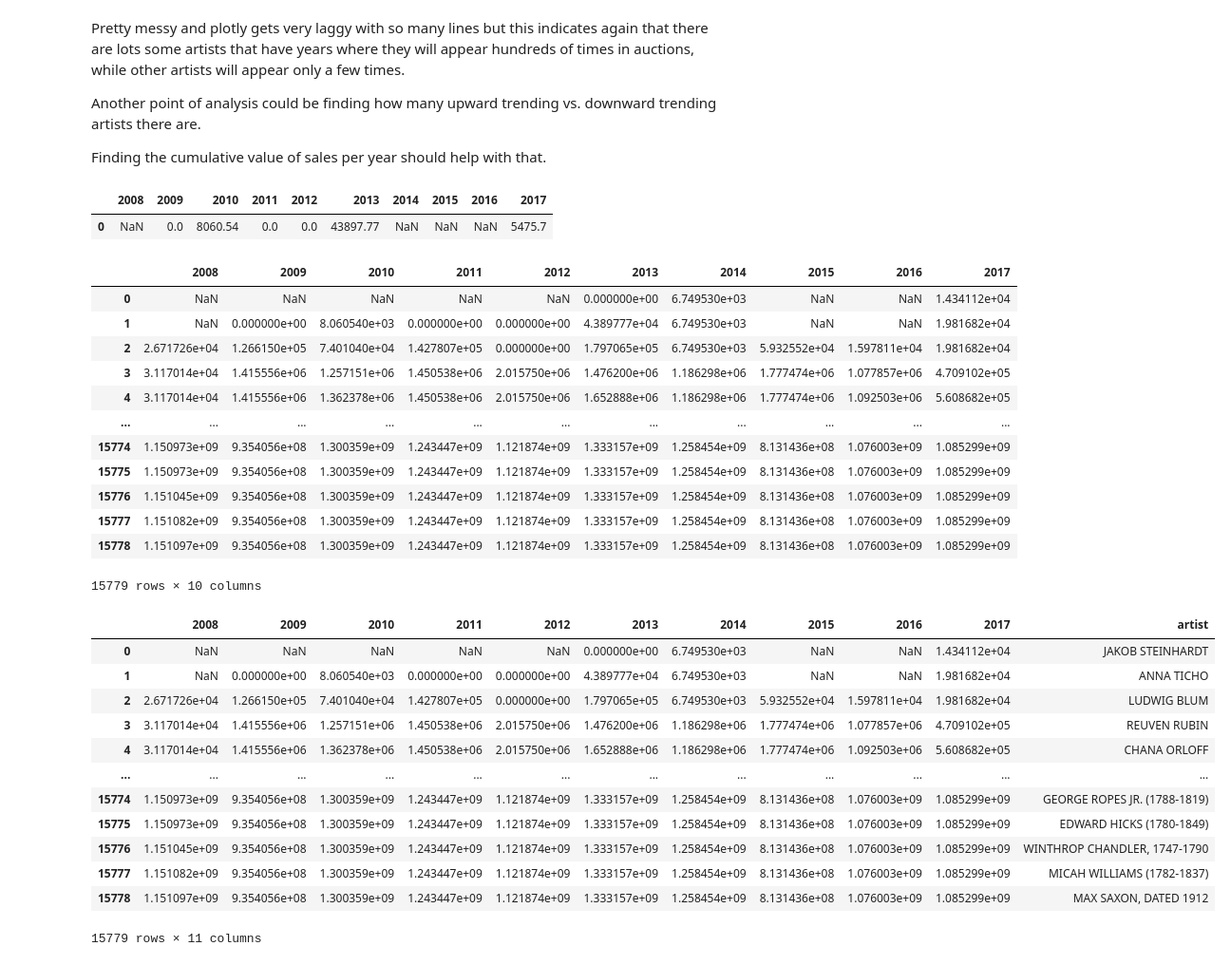
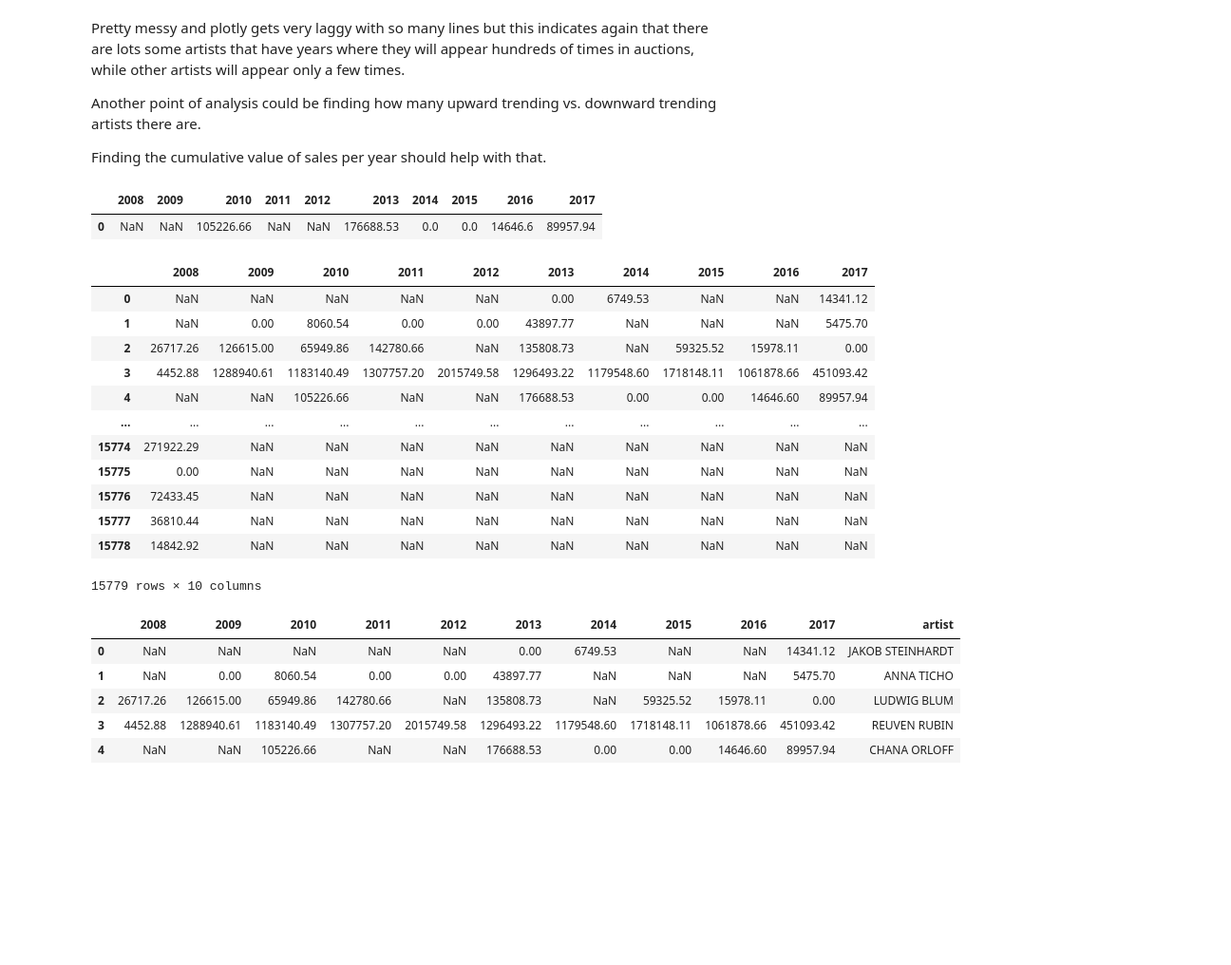
Before and after one commit to alchemicHen/art_project_november, a Jupyter notebook: art_eda.ipynb, the cells around one changed output. Shown at 95% size. Drawn from its saved outputs; the diff is of its cells as text; code cells hidden in the pictures; blank space fills up the shorter version.

Commit message:
fixed bug in cumulative sales df, created csv

```diff
--- a/art_eda.ipynb
+++ b/art_eda.ipynb
@@ -134,6 +133,6 @@ fig = go.Figure()
 for artist in artists:
     year_df = ny_df.loc[ny_df['artist'] == artist]
     year_df = year_df.groupby('year').size()
-    fig.add_traces(go.Scatter(x=year_df.index, y=year_df.values, mode='lines', name=artist))
+    #fig.add_traces(go.Scatter(x=year_df.index, y=year_df.values, mode='lines', name=artist))
 
 #fig.show()
@@ -148,6 +145,8 @@ Finding the cumulative value of sales per year should help with that.
 # %%
 #testing plots/methods on a single artist
 
+yearlist = list(range(ny_df['year'].min(), ny_df['year'].max() + 1))
+year_dict = dict.fromkeys(yearlist)
 testdf = ny_df.loc[ny_df['artist'] == 'ANNA TICHO']
 
 year_dict = dict.fromkeys(yearlist)
@@ -168,7 +167,7 @@ testoutput
 #plt.plot(testdfyear.index, testdfprice.index)
 # %% [output]
 |  | 2008 | 2009 | 2010 | 2011 | 2012 | 2013 | 2014 | 2015 | 2016 | 2017 |
-| 0 | NaN | 0.0 | 8060.54 | 0.0 | 0.0 | 43897.77 | NaN | NaN | NaN | 5475.7 |
+| 0 | NaN | NaN | 105226.66 | NaN | NaN | 176688.53 | 0.0 | 0.0 | 14646.6 | 89957.94 |
 # %%
 #plotting the cumulative value of sales per year by artist
 #fig = go.Figure()
@@ -179,6 +178,7 @@ year_dict = dict.fromkeys(yearlist)
 artist_sales_df = pd.DataFrame()
 
 for artist in artists:
+    year_dict = dict.fromkeys(yearlist)
     artist_df = ny_df.loc[ny_df['artist'] == artist]
     year_price = artist_df[['year', 'adj_sale_price']]
     for index, row in year_price.iterrows():
@@ -194,34 +194,27 @@ artist_sales_df
     # #fig.add_traces(go.Scatter(x=years.index, y=sales.index, mode='lines', name=artist))
 # %% [output]
 |  | 2008 | 2009 | 2010 | 2011 | 2012 | 2013 | 2014 | 2015 | 2016 | 2017 |
-| 0 | NaN | NaN | NaN | NaN | NaN | 0.000000e+00 | 6.749530e+03 | NaN | NaN | 1.434112e+04 |
-| 1 | NaN | 0.000000e+00 | 8.060540e+03 | 0.000000e+00 | 0.000000e+00 | 4.389777e+04 | 6.749530e+03 | NaN | NaN | 1.981682e+04 |
-| 2 | 2.671726e+04 | 1.266150e+05 | 7.401040e+04 | 1.427807e+05 | 0.000000e+00 | 1.797065e+05 | 6.749530e+03 | 5.932552e+04 | 1.597811e+04 | 1.981682e+04 |
-| 3 | 3.117014e+04 | 1.415556e+06 | 1.257151e+06 | 1.450538e+06 | 2.015750e+06 | 1.476200e+06 | 1.186298e+06 | 1.777474e+06 | 1.077857e+06 | 4.709102e+05 |
-| 4 | 3.117014e+04 | 1.415556e+06 | 1.362378e+06 | 1.450538e+06 | 2.015750e+06 | 1.652888e+06 | 1.186298e+06 | 1.777474e+06 | 1.092503e+06 | 5.608682e+05 |
+| 0 | NaN | NaN | NaN | NaN | NaN | 0.00 | 6749.53 | NaN | NaN | 14341.12 |
+| 1 | NaN | 0.00 | 8060.54 | 0.00 | 0.00 | 43897.77 | NaN | NaN | NaN | 5475.70 |
+| 2 | 26717.26 | 126615.00 | 65949.86 | 142780.66 | NaN | 135808.73 | NaN | 59325.52 | 15978.11 | 0.00 |
+| 3 | 4452.88 | 1288940.61 | 1183140.49 | 1307757.20 | 2015749.58 | 1296493.22 | 1179548.60 | 1718148.11 | 1061878.66 | 451093.42 |
+| 4 | NaN | NaN | 105226.66 | NaN | NaN | 176688.53 | 0.00 | 0.00 | 14646.60 | 89957.94 |
 | ... | ... | ... | ... | ... | ... | ... | ... | ... | ... | ... |
-| 15774 | 1.150973e+09 | 9.354056e+08 | 1.300359e+09 | 1.243447e+09 | 1.121874e+09 | 1.333157e+09 | 1.258454e+09 | 8.131436e+08 | 1.076003e+09 | 1.085299e+09 |
-| 15775 | 1.150973e+09 | 9.354056e+08 | 1.300359e+09 | 1.243447e+09 | 1.121874e+09 | 1.333157e+09 | 1.258454e+09 | 8.131436e+08 | 1.076003e+09 | 1.085299e+09 |
-| 15776 | 1.151045e+09 | 9.354056e+08 | 1.300359e+09 | 1.243447e+09 | 1.121874e+09 | 1.333157e+09 | 1.258454e+09 | 8.131436e+08 | 1.076003e+09 | 1.085299e+09 |
-| 15777 | 1.151082e+09 | 9.354056e+08 | 1.300359e+09 | 1.243447e+09 | 1.121874e+09 | 1.333157e+09 | 1.258454e+09 | 8.131436e+08 | 1.076003e+09 | 1.085299e+09 |
-| 15778 | 1.151097e+09 | 9.354056e+08 | 1.300359e+09 | 1.243447e+09 | 1.121874e+09 | 1.333157e+09 | 1.258454e+09 | 8.131436e+08 | 1.076003e+09 | 1.085299e+09 |
+| 15774 | 271922.29 | NaN | NaN | NaN | NaN | NaN | NaN | NaN | NaN | NaN |
+| 15775 | 0.00 | NaN | NaN | NaN | NaN | NaN | NaN | NaN | NaN | NaN |
+| 15776 | 72433.45 | NaN | NaN | NaN | NaN | NaN | NaN | NaN | NaN | NaN |
+| 15777 | 36810.44 | NaN | NaN | NaN | NaN | NaN | NaN | NaN | NaN | NaN |
+| 15778 | 14842.92 | NaN | NaN | NaN | NaN | NaN | NaN | NaN | NaN | NaN |
 15779 rows × 10 columns
 # %%
 #adding artist names as a column
 
 artist_sales_df['artist'] = artists.tolist()
-artist_sales_df
+artist_sales_df.head()
 # %% [output]
 |  | 2008 | 2009 | 2010 | 2011 | 2012 | 2013 | 2014 | 2015 | 2016 | 2017 | artist |
-| 0 | NaN | NaN | NaN | NaN | NaN | 0.000000e+00 | 6.749530e+03 | NaN | NaN | 1.434112e+04 | JAKOB STEINHARDT |
-| 1 | NaN | 0.000000e+00 | 8.060540e+03 | 0.000000e+00 | 0.000000e+00 | 4.389777e+04 | 6.749530e+03 | NaN | NaN | 1.981682e+04 | ANNA TICHO |
-| 2 | 2.671726e+04 | 1.266150e+05 | 7.401040e+04 | 1.427807e+05 | 0.000000e+00 | 1.797065e+05 | 6.749530e+03 | 5.932552e+04 | 1.597811e+04 | 1.981682e+04 | LUDWIG BLUM |
-| 3 | 3.117014e+04 | 1.415556e+06 | 1.257151e+06 | 1.450538e+06 | 2.015750e+06 | 1.476200e+06 | 1.186298e+06 | 1.777474e+06 | 1.077857e+06 | 4.709102e+05 | REUVEN RUBIN |
-| 4 | 3.117014e+04 | 1.415556e+06 | 1.362378e+06 | 1.450538e+06 | 2.015750e+06 | 1.652888e+06 | 1.186298e+06 | 1.777474e+06 | 1.092503e+06 | 5.608682e+05 | CHANA ORLOFF |
-| ... | ... | ... | ... | ... | ... | ... | ... | ... | ... | ... | ... |
-| 15774 | 1.150973e+09 | 9.354056e+08 | 1.300359e+09 | 1.243447e+09 | 1.121874e+09 | 1.333157e+09 | 1.258454e+09 | 8.131436e+08 | 1.076003e+09 | 1.085299e+09 | GEORGE ROPES JR. (1788-1819) |
-| 15775 | 1.150973e+09 | 9.354056e+08 | 1.300359e+09 | 1.243447e+09 | 1.121874e+09 | 1.333157e+09 | 1.258454e+09 | 8.131436e+08 | 1.076003e+09 | 1.085299e+09 | EDWARD HICKS (1780-1849) |
-| 15776 | 1.151045e+09 | 9.354056e+08 | 1.300359e+09 | 1.243447e+09 | 1.121874e+09 | 1.333157e+09 | 1.258454e+09 | 8.131436e+08 | 1.076003e+09 | 1.085299e+09 | WINTHROP CHANDLER, 1747-1790 |
-| 15777 | 1.151082e+09 | 9.354056e+08 | 1.300359e+09 | 1.243447e+09 | 1.121874e+09 | 1.333157e+09 | 1.258454e+09 | 8.131436e+08 | 1.076003e+09 | 1.085299e+09 | MICAH WILLIAMS (1782-1837) |
-| 15778 | 1.151097e+09 | 9.354056e+08 | 1.300359e+09 | 1.243447e+09 | 1.121874e+09 | 1.333157e+09 | 1.258454e+09 | 8.131436e+08 | 1.076003e+09 | 1.085299e+09 | MAX SAXON, DATED 1912 |
+| 0 | NaN | NaN | NaN | NaN | NaN | 0.00 | 6749.53 | NaN | NaN | 14341.12 | JAKOB STEINHARDT |
+| 1 | NaN | 0.00 | 8060.54 | 0.00 | 0.00 | 43897.77 | NaN | NaN | NaN | 5475.70 | ANNA TICHO |
+| 2 | 26717.26 | 126615.00 | 65949.86 | 142780.66 | NaN | 135808.73 | NaN | 59325.52 | 15978.11 | 0.00 | LUDWIG BLUM |
+| 3 | 4452.88 | 1288940.61 | 1183140.49 | 1307757.20 | 2015749.58 | 1296493.22 | 1179548.60 | 1718148.11 | 1061878.66 | 451093.42 | REUVEN RUBIN |
+| 4 | NaN | NaN | 105226.66 | NaN | NaN | 176688.53 | 0.00 | 0.00 | 14646.60 | 89957.94 | CHANA ORLOFF |
-15779 rows × 11 columns
```
Also changed, not shown: parts of 4 cells of this notebook.
